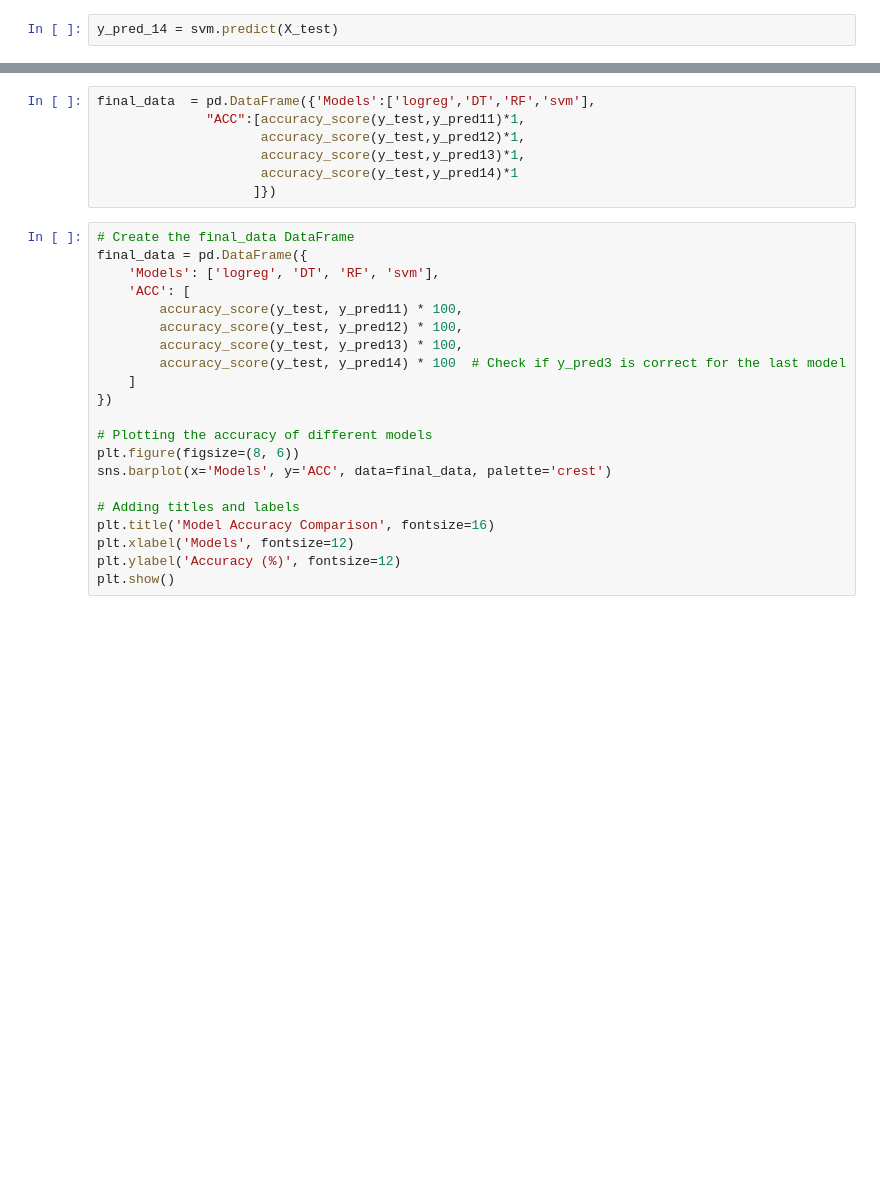
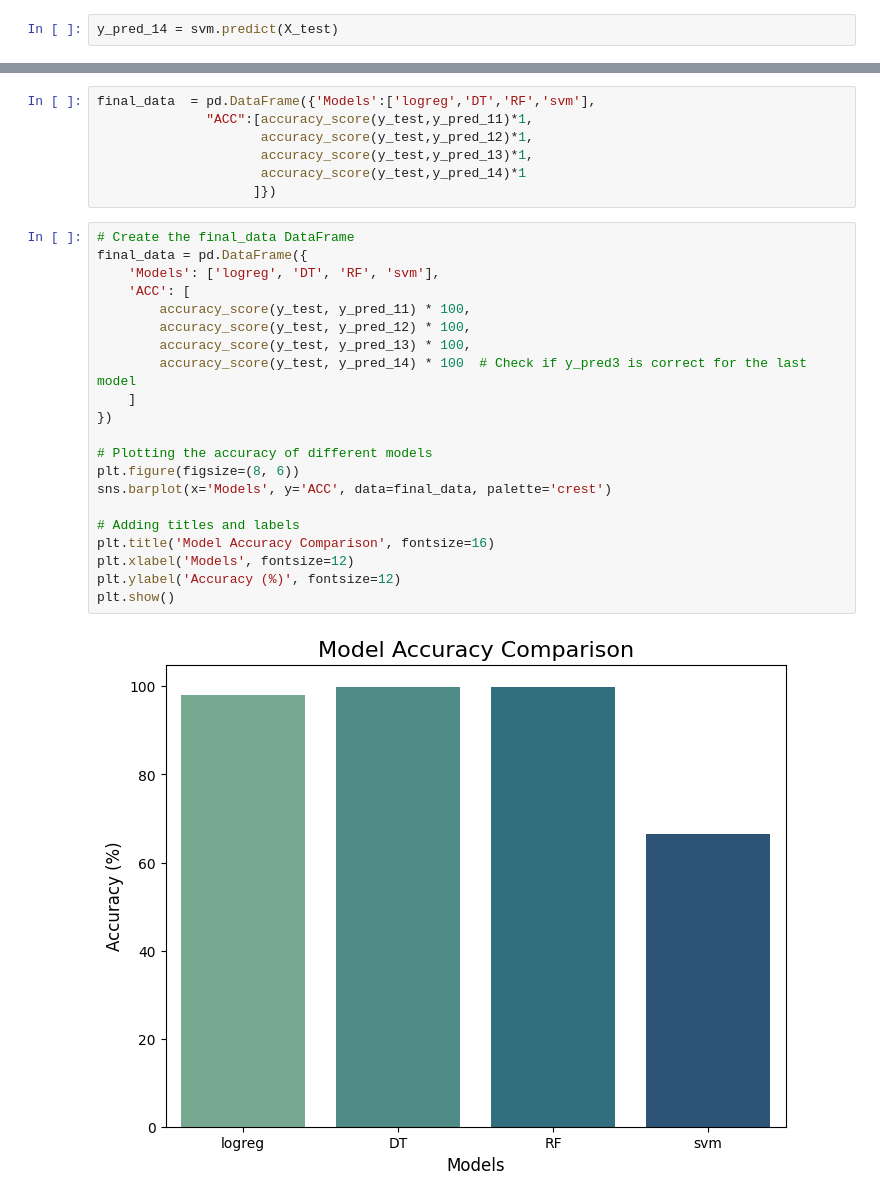
Before and after one commit to SurekhaBerlin/Credit-Card-Fraud-Prediction-using-ML, a Jupyter notebook: Credit_Card_Fraud_Prediction_using_ML_ipynb.ipynb, the cells around one changed output, grey strips where cells are left out. Saved outputs shown, nothing was run; the diff lists cells and outputs as text; blank space fills up the shorter version.

```diff
--- a/Credit_Card_Fraud_Prediction_using_ML_ipynb.ipynb
+++ b/Credit_Card_Fraud_Prediction_using_ML_ipynb.ipynb
@@ -607,28 +617,30 @@ f1_score(y_test, y_pred_14)
 # %%
 final_data  = pd.DataFrame({'Models':['logreg','DT','RF','svm'],
-              "ACC":[accuracy_score(y_test,y_pred11)*1,
-                     accuracy_score(y_test,y_pred12)*1,
-                     accuracy_score(y_test,y_pred13)*1,
-                     accuracy_score(y_test,y_pred14)*1
+              "ACC":[accuracy_score(y_test,y_pred_11)*1,
+                     accuracy_score(y_test,y_pred_12)*1,
+                     accuracy_score(y_test,y_pred_13)*1,
+                     accuracy_score(y_test,y_pred_14)*1
                     ]})
 # %%
 # Create the final_data DataFrame
 final_data = pd.DataFrame({
     'Models': ['logreg', 'DT', 'RF', 'svm'],
     'ACC': [
-        accuracy_score(y_test, y_pred11) * 100,
-        accuracy_score(y_test, y_pred12) * 100,
-        accuracy_score(y_test, y_pred13) * 100,
-        accuracy_score(y_test, y_pred14) * 100  # Check if y_pred3 is correct for the last model
+        accuracy_score(y_test, y_pred_11) * 100,
+        accuracy_score(y_test, y_pred_12) * 100,
+        accuracy_score(y_test, y_pred_13) * 100,
+        accuracy_score(y_test, y_pred_14) * 100  # Check if y_pred3 is correct for the last model
     ]
 })
 
 # Plotting the accuracy of different models
 plt.figure(figsize=(8, 6))
 sns.barplot(x='Models', y='ACC', data=final_data, palette='crest')
 
 # Adding titles and labels
 plt.title('Model Accuracy Comparison', fontsize=16)
 plt.xlabel('Models', fontsize=12)
 plt.ylabel('Accuracy (%)', fontsize=12)
 plt.show()
+# %% [output]
+[figure, added]
```
Also changed, not shown: parts of 61 cells of this notebook.
